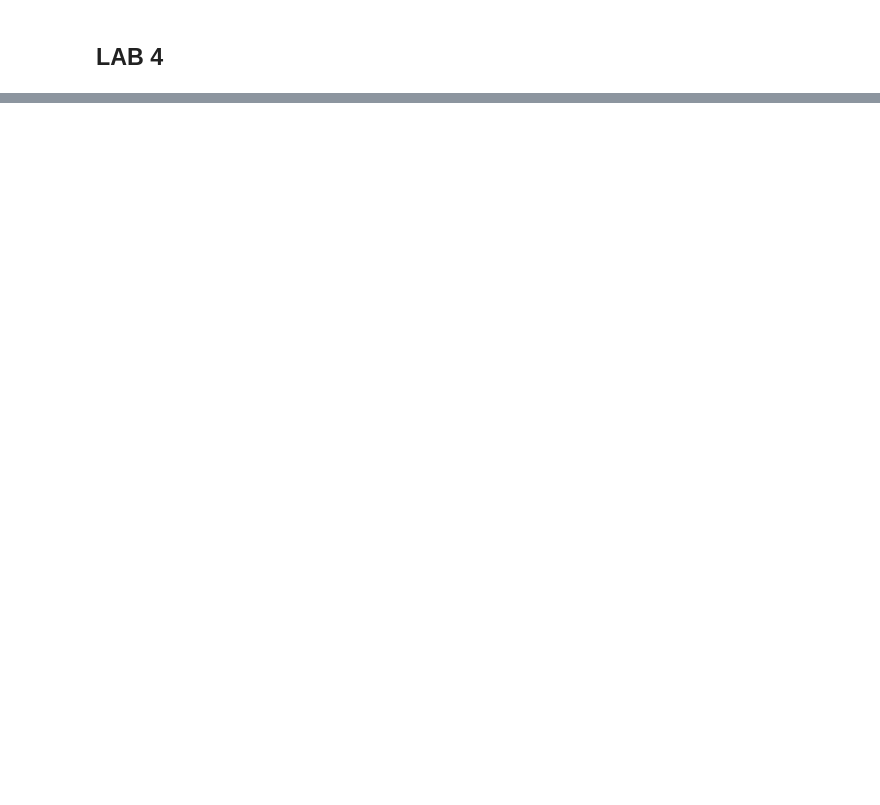
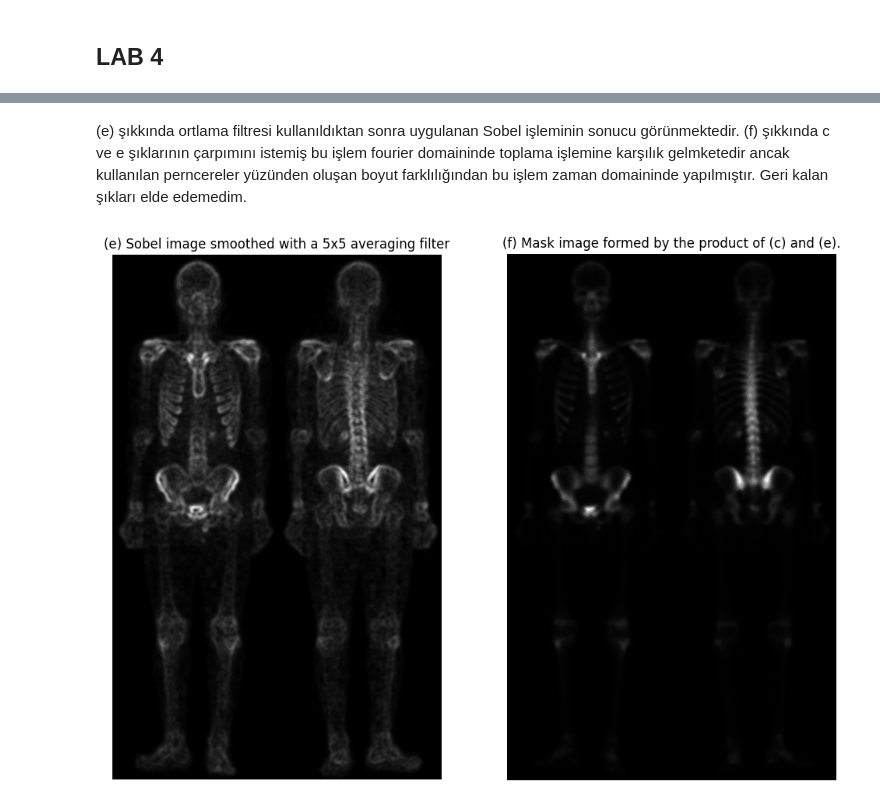
Before and after one commit to beyzanrcam/Image_Processing, a Jupyter notebook: LAB04/210102002037_BEYZANUR_CAM_LAB4.ipynb, the cells around one changed output, grey strips where cells are left out. Cells and saved outputs as stored; diff of their text form; code cells hidden in the pictures; blank space fills up the shorter version.

```diff
--- a/LAB04/210102002037_BEYZANUR_CAM_LAB4.ipynb
+++ b/LAB04/210102002037_BEYZANUR_CAM_LAB4.ipynb
@@ -238,0 +214,51 @@ plt.show()
+# %% [markdown]
+(e) şıkkında ortlama filtresi kullanıldıktan sonra uygulanan Sobel işleminin sonucu görünmektedir. (f) şıkkında c ve e şıklarının çarpımını istemiş bu işlem fourier domaininde toplama işlemine karşılık gelmketedir ancak kullanılan perncereler yüzünden oluşan boyut farklılığından bu işlem zaman domaininde yapılmıştır. Geri kalan şıkları elde edemedim.
+# %%
+image = PGMImage('Fig0343(a)(skeleton_orig).pgm')
+
+
+average_filter = np.ones((5, 5)) / 25
+MA, NA = average_filter.shape
+
+m_point_avg = image.height + MA - 1
+n_point_avg = image.width + NA - 1
+
+
+F_average_filter = image.my2Dfft(average_filter, m_point_avg, n_point_avg)
+F_g = image.my2Dfft(g, m_point_avg, n_point_avg)
+
+F_avg_result = F_g * F_average_filter
+
+avg_result = image.my2Difft(F_avg_result, m_point_avg, n_point_avg)
+avg_result_real = np.real(avg_result)
+
+###########################################################
+## add sharperned to averaged
+###########################################################
+
+laplacian_kernel = np.array([[0, 1, 0],
+                             [1, -4, 1],
+                             [0, 1, 0]])
+
+e_time_domain = image.myImageCorrelation(average_filter)
+
+b_time_domain = image.myImageCorrelation(laplacian_kernel)
+c_time_domain = image.pixels_2d + b_time_domain
+
+c_multiply_e_time_domain = c_time_domain * e_time_domain
+
+plt.figure(figsize=(12, 20))
+
+plt.subplot(1, 2, 1)
+plt.title("(e) Sobel image smoothed with a 5x5 averaging filter")
+plt.axis('off')
+plt.imshow(avg_result_real, cmap="gray")
+
+plt.subplot(1, 2, 2)
+plt.title("(f) Mask image formed by the product of (c) and (e).")
+plt.axis('off')
+plt.imshow(c_multiply_e_time_domain, cmap="gray")
+
+plt.show()
+# %% [output]
+[figure, added]
```
Also changed, not shown: parts of 3 cells of this notebook.
